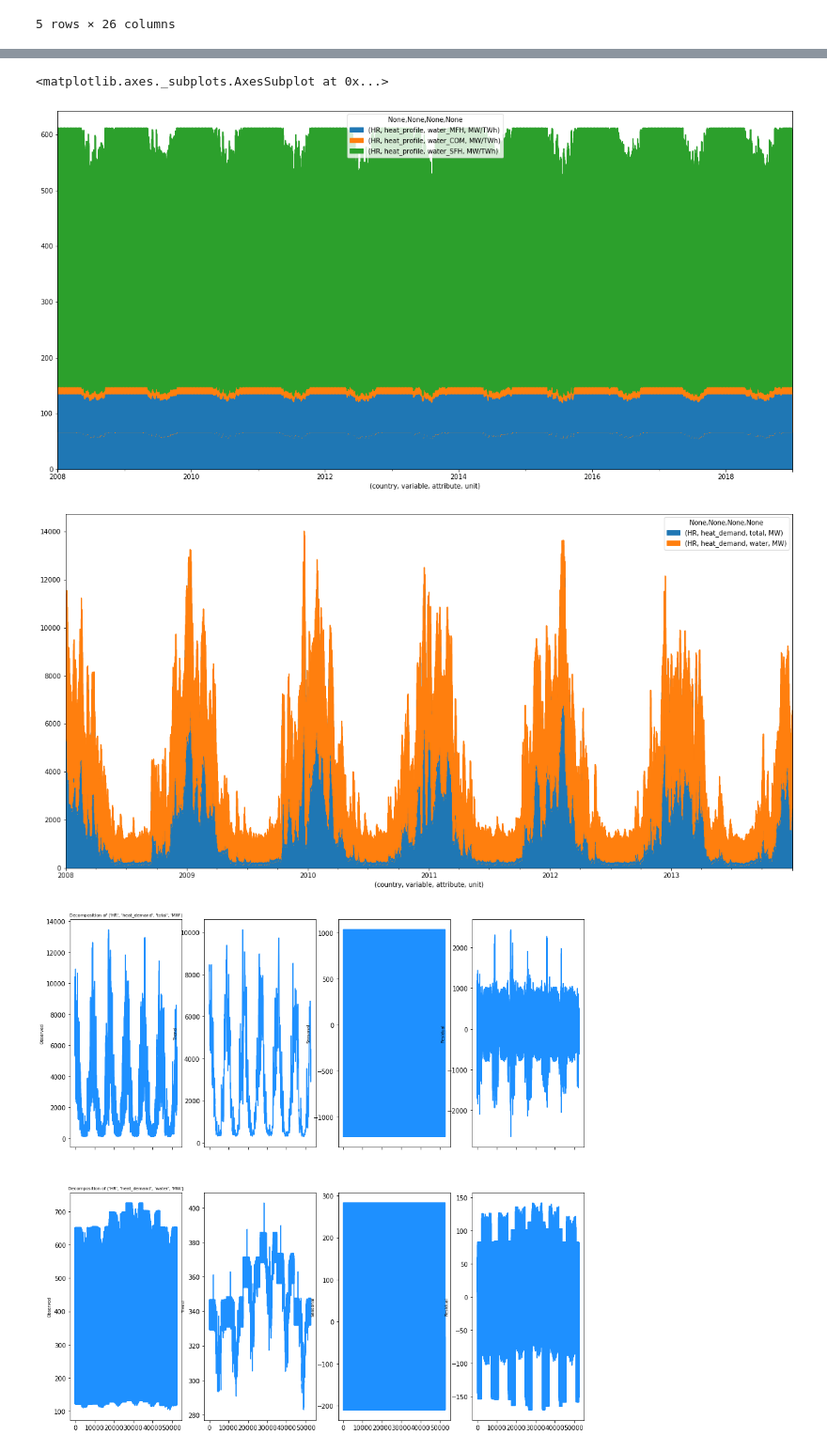
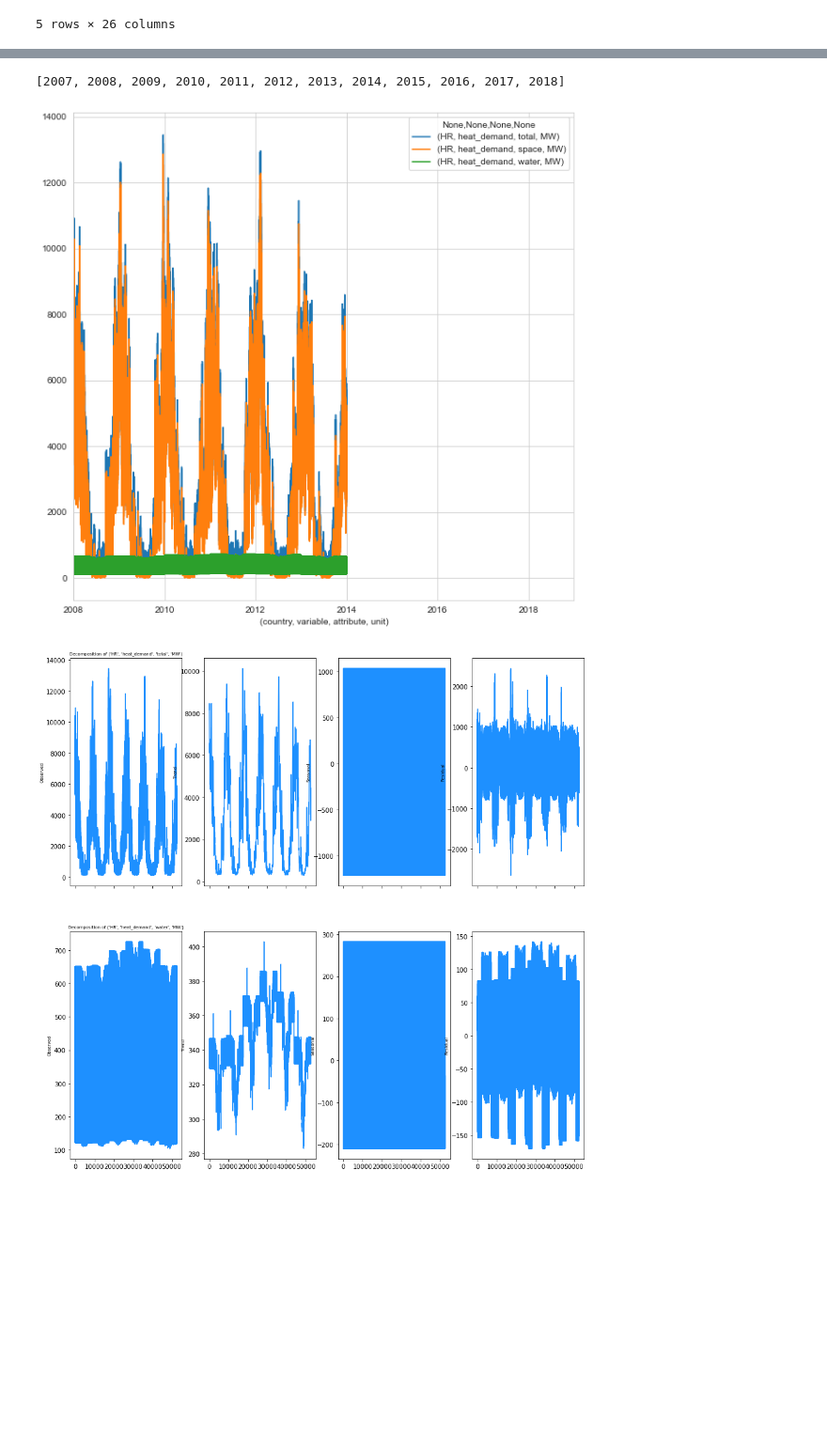
Before and after one commit to ehlimana/EMS, a Jupyter notebook: Untitled2.ipynb, the cells around one changed output, grey strips where cells are left out. Shown at 94% size. Drawn from its saved outputs; the diff is of its cells as text; code cells hidden in the pictures; blank space fills up the shorter version.

```diff
--- a/Untitled2.ipynb
+++ b/Untitled2.ipynb
@@ -119,0 +154,9 @@ file.plot(x=('country',     'variable',     'attribute',        'unit'),y=[(
+# %%
+
+plt.figure(figsize=(10, 7))
+sns.set_style("whitegrid")
+sns.boxplot(data=(file[columns]))
+plt.ylabel("COP")
+plt.title("Box plots - COP")
+plt.xticks(rotation=90)
+plt.show()
@@ -127,5 +196,0 @@ file.plot.area(x=('country',     'variable',     'attribute',        'unit'),y=[
-# %%
-file.plot.area(x=('country',     'variable',     'attribute',        'unit'),y=[(     'HR', 'heat_profile',     'water_MFH',      'MW/TWh'),(     'HR', 'heat_profile',     'water_COM',      'MW/TWh'),(     'HR', 'heat_profile',     'water_SFH',      'MW/TWh')],figsize=(20,10))
-# %% [output]
-<matplotlib.axes._subplots.AxesSubplot at 0x...>
-[figure, removed]
@@ -132,12 +204,17 @@ file.plot.area(x=('country',     'variable',     'attribute',        'unit'),y=[
+# %%
+list(yearly_demand.index)
+# %% [output]
+[2007, 2008, 2009, 2010, 2011, 2012, 2013, 2014, 2015, 2016, 2017, 2018]
 # %%
 file=file.dropna(subset=[(     'HR',  'heat_demand',         'space',          'MW')],axis=0)
 #check heatprofile and last version
 # %%
-heat_demand=[('HR',  'heat_demand',         'total',          'MW'),(     'HR',  'heat_demand',         'water',          'MW')]
-file.plot.area(x=('country',     'variable',     'attribute',        'unit'),y=heat_demand,figsize=(20,10))
+heat_demand=[('HR',  'heat_demand',         'total',          'MW'),(     'HR',  'heat_demand',         'space',          'MW'),(     'HR',  'heat_demand',         'water',          'MW')]
+file.plot(x=('country',     'variable',     'attribute',        'unit'),y=heat_demand,figsize=(10,10))
+
 plt.show()
 # %% [output]
-[figure, old version]
+[figure, new version]
 # %%
 file=file.drop(file.index[[0,1]])
 # %%
```
Also changed, not shown: parts of 21 cells of this notebook.
